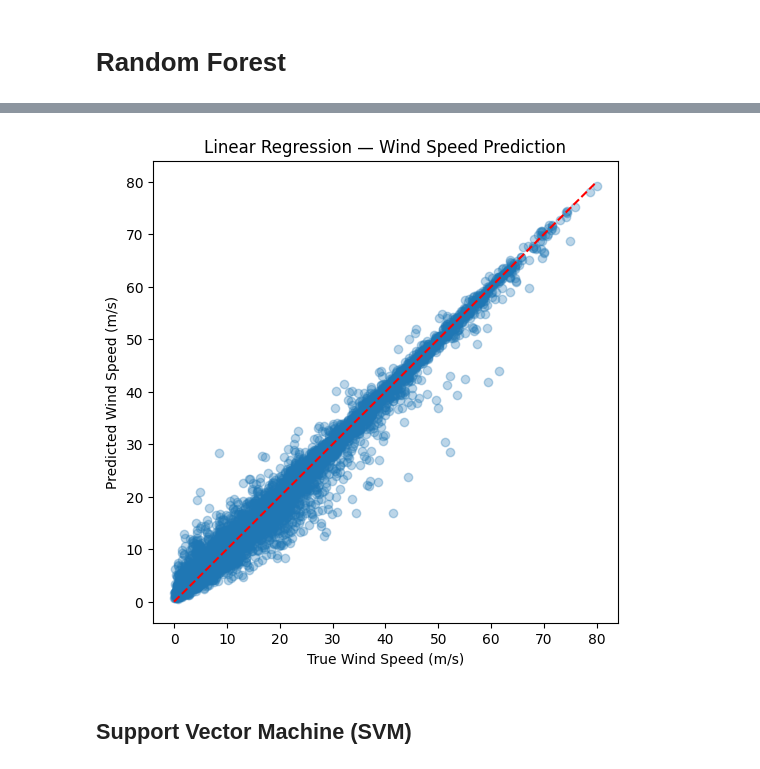
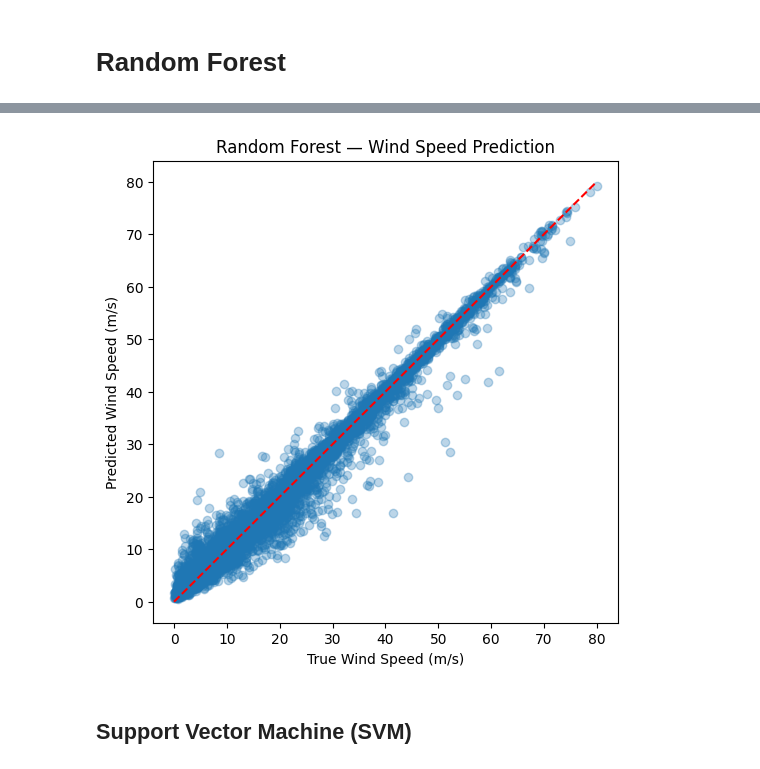
Before and after one commit to sabelle/Arctic-Atmospheric-Predictions, a Jupyter notebook: final_proj.ipynb, the cells around one changed output, grey strips where cells are left out. Drawn from its saved outputs; the diff is of its cells as text; code cells hidden in the pictures.

```diff
--- a/final_proj.ipynb
+++ b/final_proj.ipynb
@@ -489,19 +500,19 @@ plt.show()
 # %%
 plt.figure(figsize=(6,6))
 plt.scatter(yt_ws, yp_ws, alpha=0.3)
 plt.xlabel("True Wind Speed (m/s)")
 plt.ylabel("Predicted Wind Speed (m/s)")
-plt.title("Linear Regression — Wind Speed Prediction")
+plt.title("Random Forest — Wind Speed Prediction")
 
 plt.plot(
     [yt_ws.min(), yt_ws.max()],
     [yt_ws.min(), yt_ws.max()],
     'r--'
 )
 
 plt.show()
 # %% [output]
-[figure, old version]
+[figure, new version]
 # %% [markdown]
 ## Support Vector Machine (SVM)
 # %% [markdown]
```
Also changed, not shown: parts of 8 cells of this notebook.
